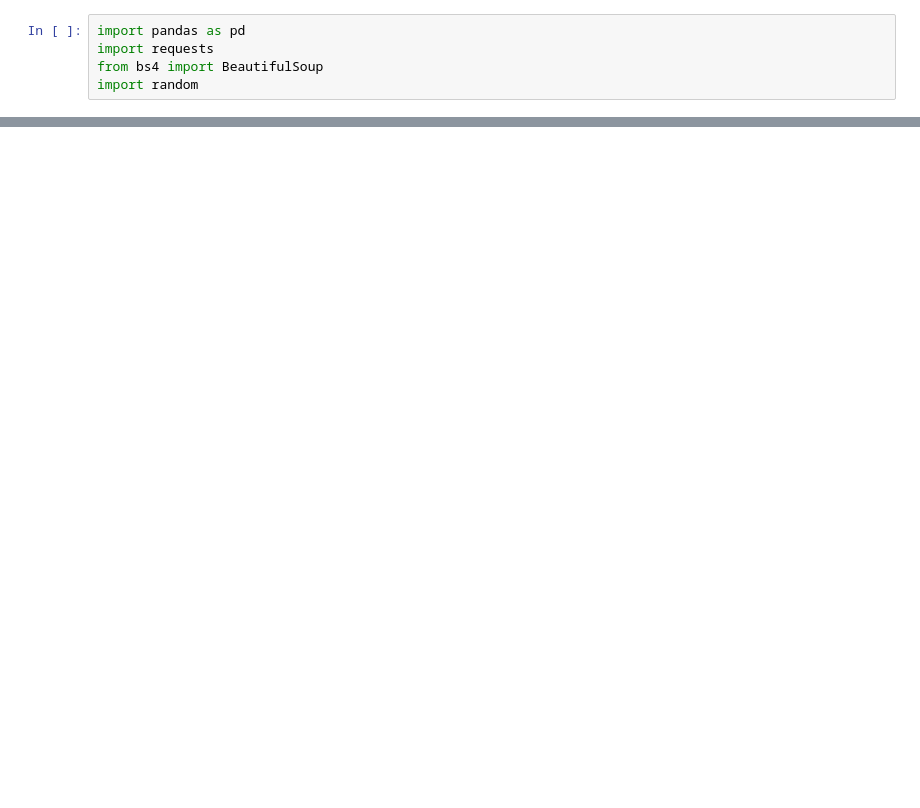
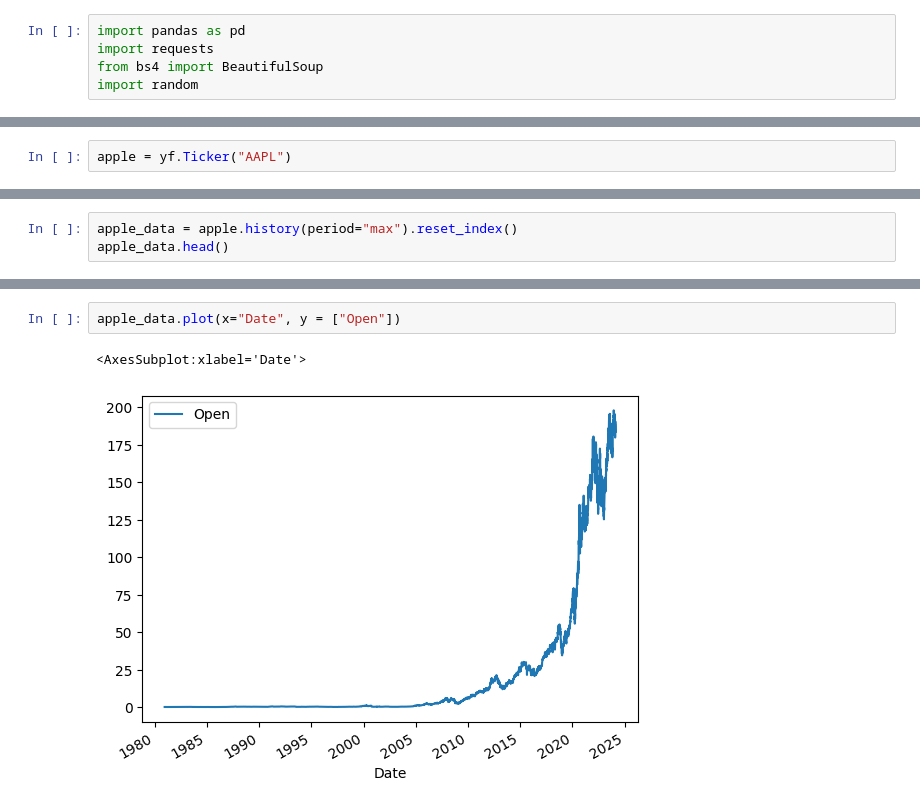
Before and after one commit to AFFLatusss/DS_projects, a Jupyter notebook: Extracting_stocks.ipynb, the cells around one changed output, grey strips where cells are left out. Drawn from its saved outputs; the diff is of its cells as text; blank space fills up the shorter version.

Commit message:
extracted apple stock prices using python library

```diff
--- a/Extracting_stocks.ipynb
+++ b/Extracting_stocks.ipynb
@@ -64,0 +71,2 @@ IndexError: list index out of range
+# %%
+apple = yf.Ticker("AAPL")
@@ -64,0 +93,3 @@ IndexError: list index out of range
+# %%
+apple_data = apple.history(period="max").reset_index()
+apple_data.head()
@@ -64,0 +103,5 @@ IndexError: list index out of range
+# %%
+apple_data.plot(x="Date", y = ["Open"])
+# %% [output]
+<AxesSubplot:xlabel='Date'>
+[figure, added]
```
Also changed, not shown: parts of 10 cells of this notebook.
